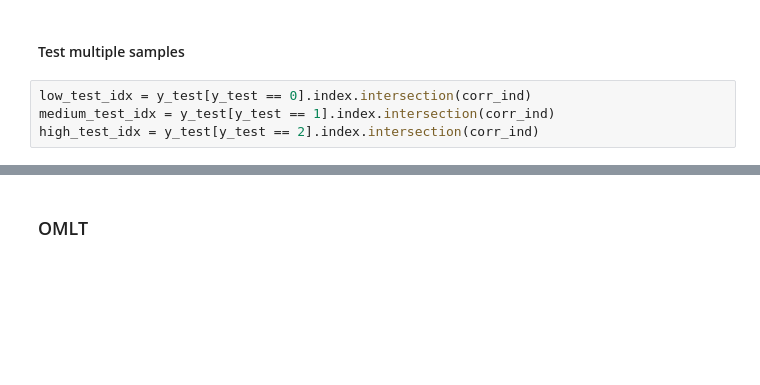
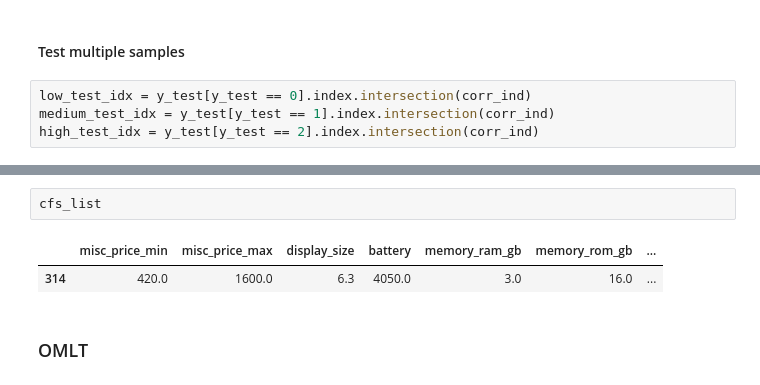
Before and after one commit to Valendrew/counterfactual-explanations, a Jupyter notebook: model_optimization.ipynb, the cells around one changed output, grey strips where cells are left out. Drawn from its saved outputs; the diff is of its cells as text; blank space fills up the shorter version.

```diff
--- a/model_optimization.ipynb
+++ b/model_optimization.ipynb
@@ -789,3 +810,8 @@ MindtPy unable to handle MILP main termination condition of unknown. Solver mess
+# %%
+cfs_list
+# %% [output]
+|  | misc_price_min | misc_price_max | display_size | battery | memory_ram_gb | memory_rom_gb | ... |
+| 314 | 420.0 | 1600.0 | 6.3 | 4050.0 | 3.0 | 16.0 | ... |
 # %% [markdown]
 ### OMLT
 # %% [markdown]
```
Also changed, not shown: parts of 15 cells of this notebook, 5 other files.
